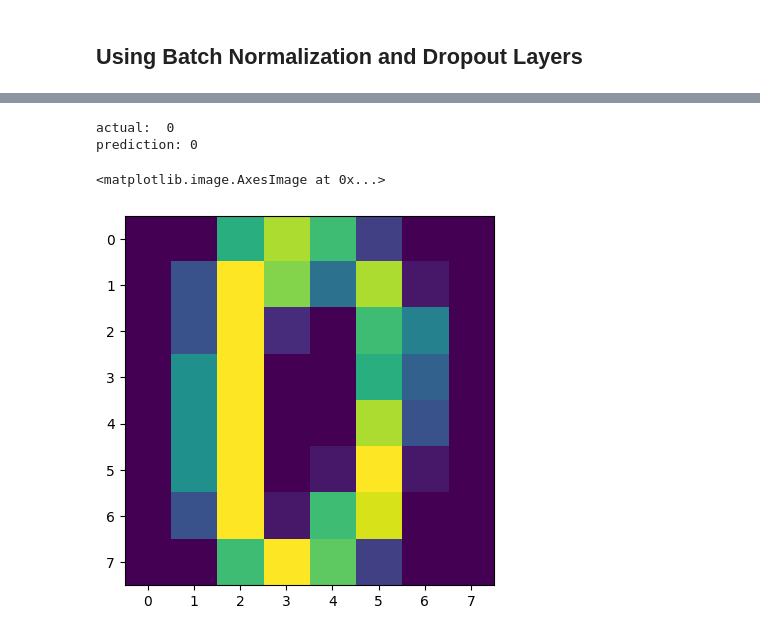
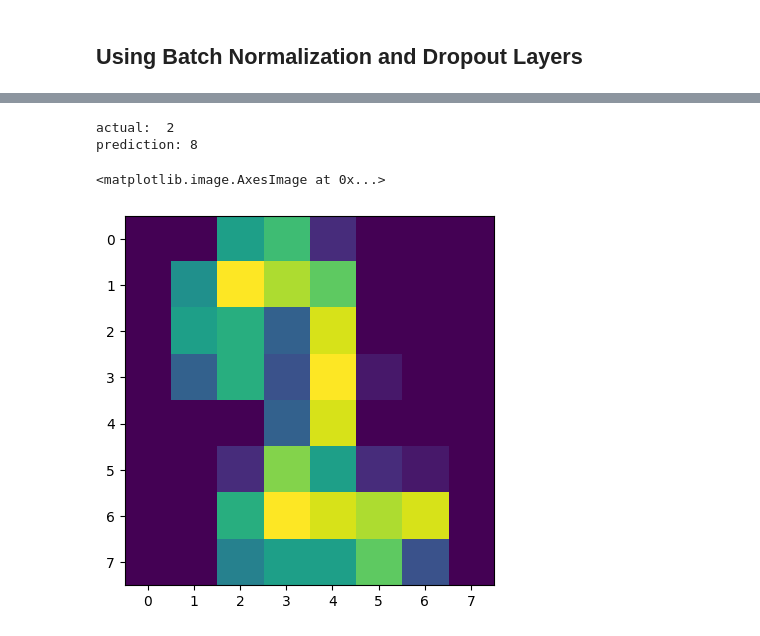
Before and after one commit to aryan-garg0729/Pytorch, a Jupyter notebook: Creating Neural Network in Pytorch.ipynb, the cells around one changed output, grey strips where cells are left out. Saved outputs shown, nothing was run; the diff lists cells and outputs as text; code cells hidden in the pictures.

```diff
--- a/Creating Neural Network in Pytorch.ipynb
+++ b/Creating Neural Network in Pytorch.ipynb
@@ -383,16 +383,16 @@ Test Loss: 0.0006, Test Accuracy: 99.17%
 
 # reinitialize_model(model)
 # %%
-n = 30  #index
+n = np.random.randint(0,1000)  #index
 test = torch.tensor(X.iloc[n,:],dtype = torch.float32).reshape(1,-1)
 print("actual: ",Y[n])
 with torch.no_grad():
     pred = model(test)
 
 print("prediction:",pred.argmax(1).item())
 plt.imshow(X.iloc[n,:].values.reshape(8,-1))
 # %% [output]
-actual:  0
-prediction: 0
+actual:  2
+prediction: 8
 <matplotlib.image.AxesImage at 0x...>
-[figure, old version]
+[figure, new version]
```
Also changed, not shown: parts of 5 cells of this notebook, 4 other files.
